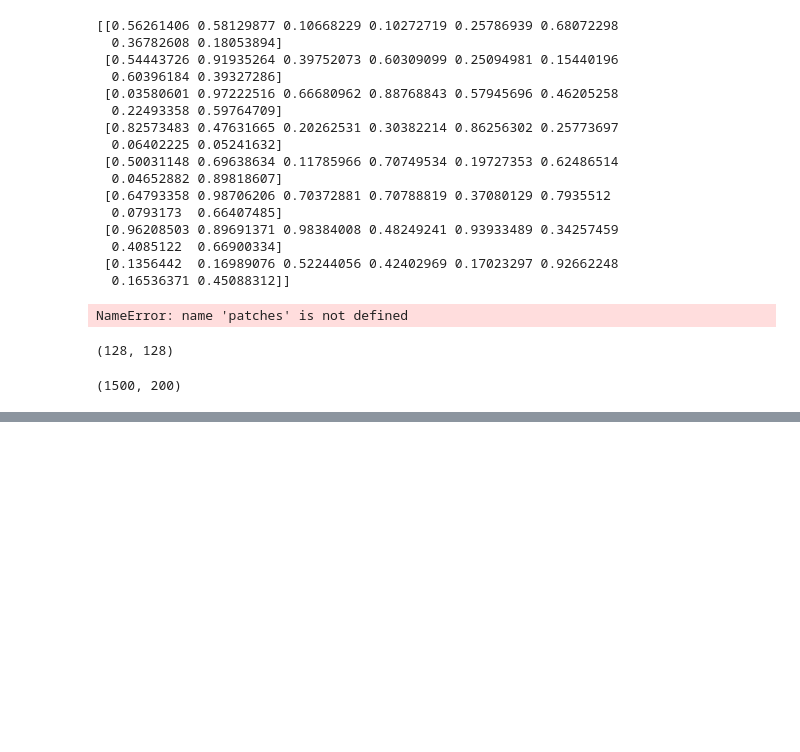
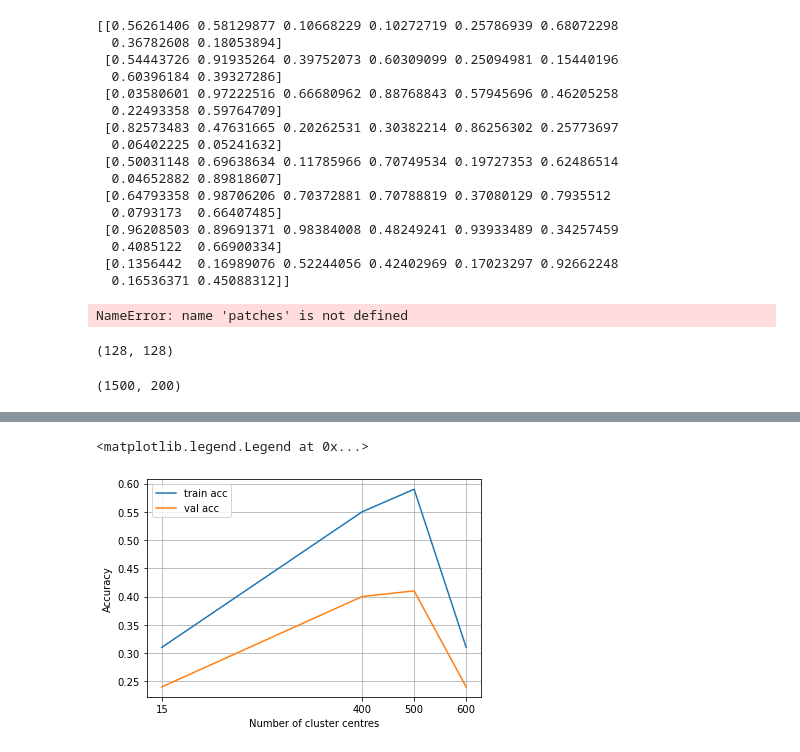
Before and after one commit to XuanLi728/CV_CourseWork3, a Jupyter notebook: src/test.ipynb, the cells around one changed output, grey strips where cells are left out. Drawn from its saved outputs; the diff is of its cells as text; code cells hidden in the pictures; blank space fills up the shorter version.

```diff
--- a/src/test.ipynb
+++ b/src/test.ipynb
@@ -248,0 +265,16 @@ img_hists.shape
+# %%
+import matplotlib.pyplot as plt
+num_clusters = [15,400,500,600]
+train_acc = [0.31, 0.55, 0.59, 0.31]
+val_acc = [0.24, 0.40, 0.41, 0.24]
+
+plt.plot(num_clusters, train_acc, label='train acc')
+plt.plot(num_clusters, val_acc, label='val acc')
+plt.grid()
+plt.xticks(ticks=num_clusters,)
+plt.xlabel("Number of cluster centres")
+plt.ylabel("Accuracy")
+plt.legend()
+# %% [output]
+<matplotlib.legend.Legend at 0x...>
+[figure, added]
```
Also changed, not shown: parts of 7 cells of this notebook, 12 other files.
